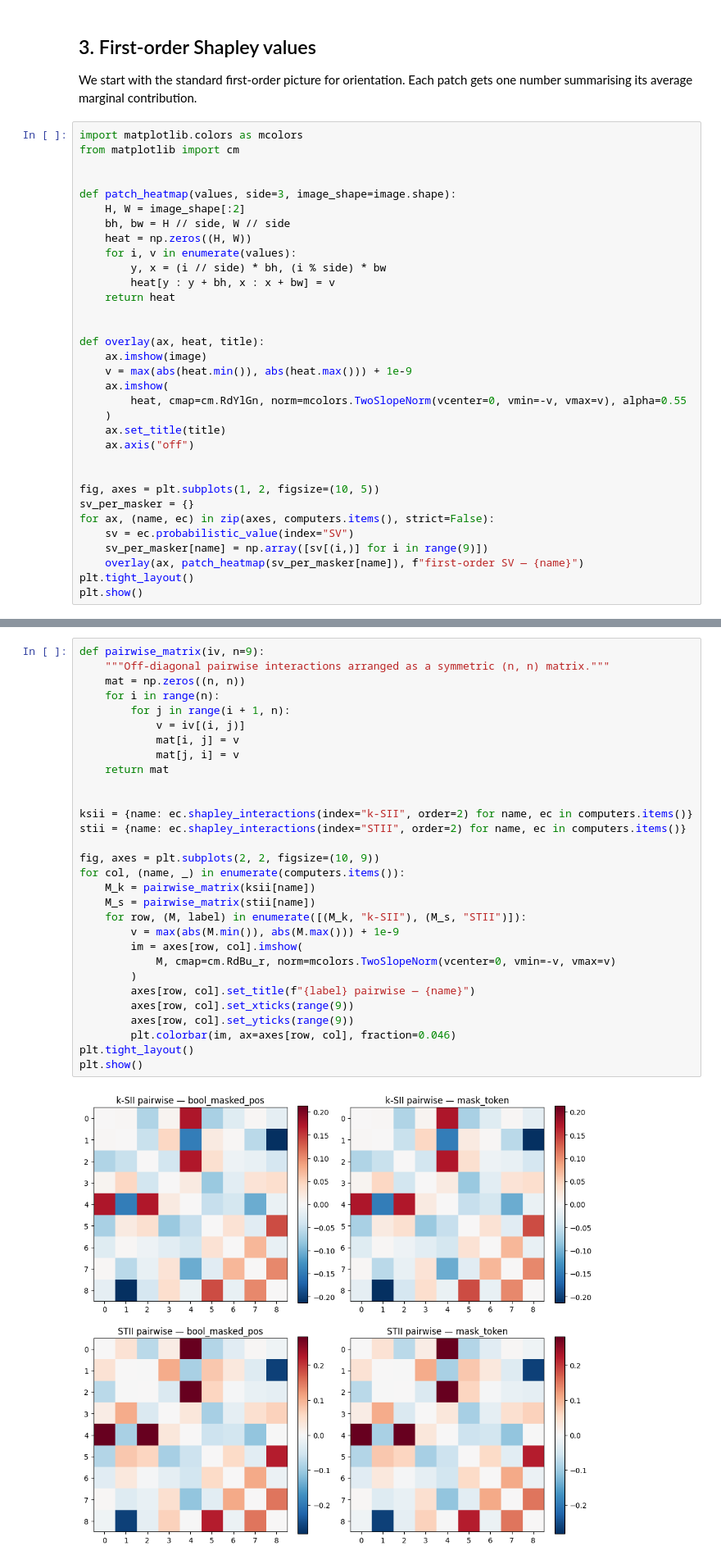
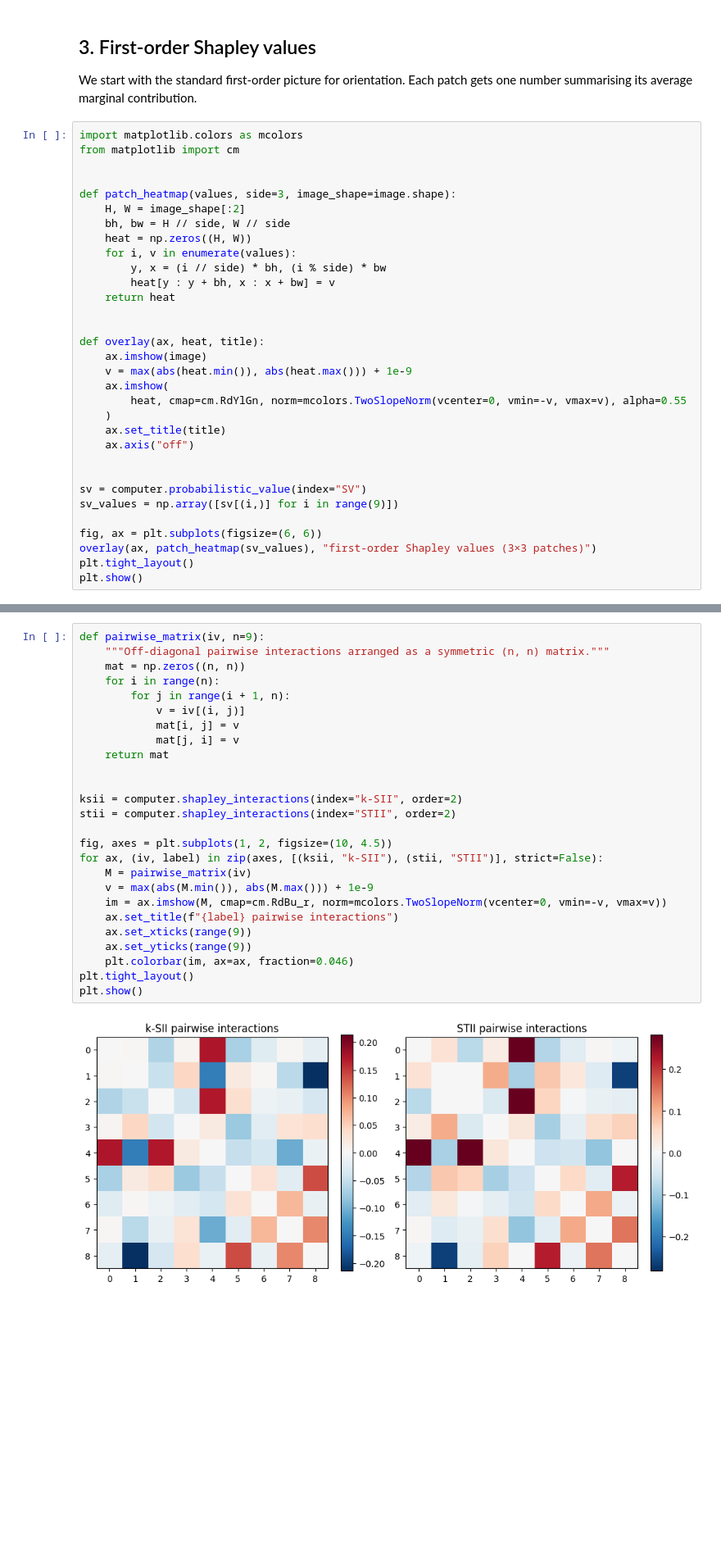
Before and after one commit to S2k-1/shapiq, a Jupyter notebook: src/shapiq/vision/tutorials/tutorial_02_interactions_and_fixlip.ipynb, the cells around one changed output, grey strips where cells are left out. Shown at 82% size. Cells and saved outputs as stored; diff of their text form; blank space fills up the shorter version.

```diff
--- a/src/shapiq/vision/tutorials/tutorial_02_interactions_and_fixlip.ipynb
+++ b/src/shapiq/vision/tutorials/tutorial_02_interactions_and_fixlip.ipynb
@@ -126,12 +120,11 @@ def overlay(ax, heat, title):
     ax.axis("off")
 
 
-fig, axes = plt.subplots(1, 2, figsize=(10, 5))
-sv_per_masker = {}
-for ax, (name, ec) in zip(axes, computers.items(), strict=False):
-    sv = ec.probabilistic_value(index="SV")
-    sv_per_masker[name] = np.array([sv[(i,)] for i in range(9)])
-    overlay(ax, patch_heatmap(sv_per_masker[name]), f"first-order SV — {name}")
+sv = computer.probabilistic_value(index="SV")
+sv_values = np.array([sv[(i,)] for i in range(9)])
+
+fig, ax = plt.subplots(figsize=(6, 6))
+overlay(ax, patch_heatmap(sv_values), "first-order Shapley values (3×3 patches)")
 plt.tight_layout()
 plt.show()
 # %% [output]
@@ -145,35 +138,31 @@ Positive off-diagonal entries indicate synergy: the pair contributes more togeth
 # %%
 def pairwise_matrix(iv, n=9):
     """Off-diagonal pairwise interactions arranged as a symmetric (n, n) matrix."""
     mat = np.zeros((n, n))
     for i in range(n):
         for j in range(i + 1, n):
             v = iv[(i, j)]
             mat[i, j] = v
             mat[j, i] = v
     return mat
 
 
-ksii = {name: ec.shapley_interactions(index="k-SII", order=2) for name, ec in computers.items()}
-stii = {name: ec.shapley_interactions(index="STII", order=2) for name, ec in computers.items()}
+ksii = computer.shapley_interactions(index="k-SII", order=2)
+stii = computer.shapley_interactions(index="STII", order=2)
 
-fig, axes = plt.subplots(2, 2, figsize=(10, 9))
-for col, (name, _) in enumerate(computers.items()):
-    M_k = pairwise_matrix(ksii[name])
-    M_s = pairwise_matrix(stii[name])
-    for row, (M, label) in enumerate([(M_k, "k-SII"), (M_s, "STII")]):
-        v = max(abs(M.min()), abs(M.max())) + 1e-9
-        im = axes[row, col].imshow(
-            M, cmap=cm.RdBu_r, norm=mcolors.TwoSlopeNorm(vcenter=0, vmin=-v, vmax=v)
-        )
-        axes[row, col].set_title(f"{label} pairwise — {name}")
-        axes[row, col].set_xticks(range(9))
-        axes[row, col].set_yticks(range(9))
-        plt.colorbar(im, ax=axes[row, col], fraction=0.046)
+fig, axes = plt.subplots(1, 2, figsize=(10, 4.5))
+for ax, (iv, label) in zip(axes, [(ksii, "k-SII"), (stii, "STII")], strict=False):
+    M = pairwise_matrix(iv)
+    v = max(abs(M.min()), abs(M.max())) + 1e-9
+    im = ax.imshow(M, cmap=cm.RdBu_r, norm=mcolors.TwoSlopeNorm(vcenter=0, vmin=-v, vmax=v))
+    ax.set_title(f"{label} pairwise interactions")
+    ax.set_xticks(range(9))
+    ax.set_yticks(range(9))
+    plt.colorbar(im, ax=ax, fraction=0.046)
 plt.tight_layout()
 plt.show()
 # %% [output]
-[figure, old version]
+[figure, new version]
 # %% [markdown]
 ## 5. How much do interactions add over first-order?
 
```
Also changed, not shown: parts of 14 cells of this notebook.
